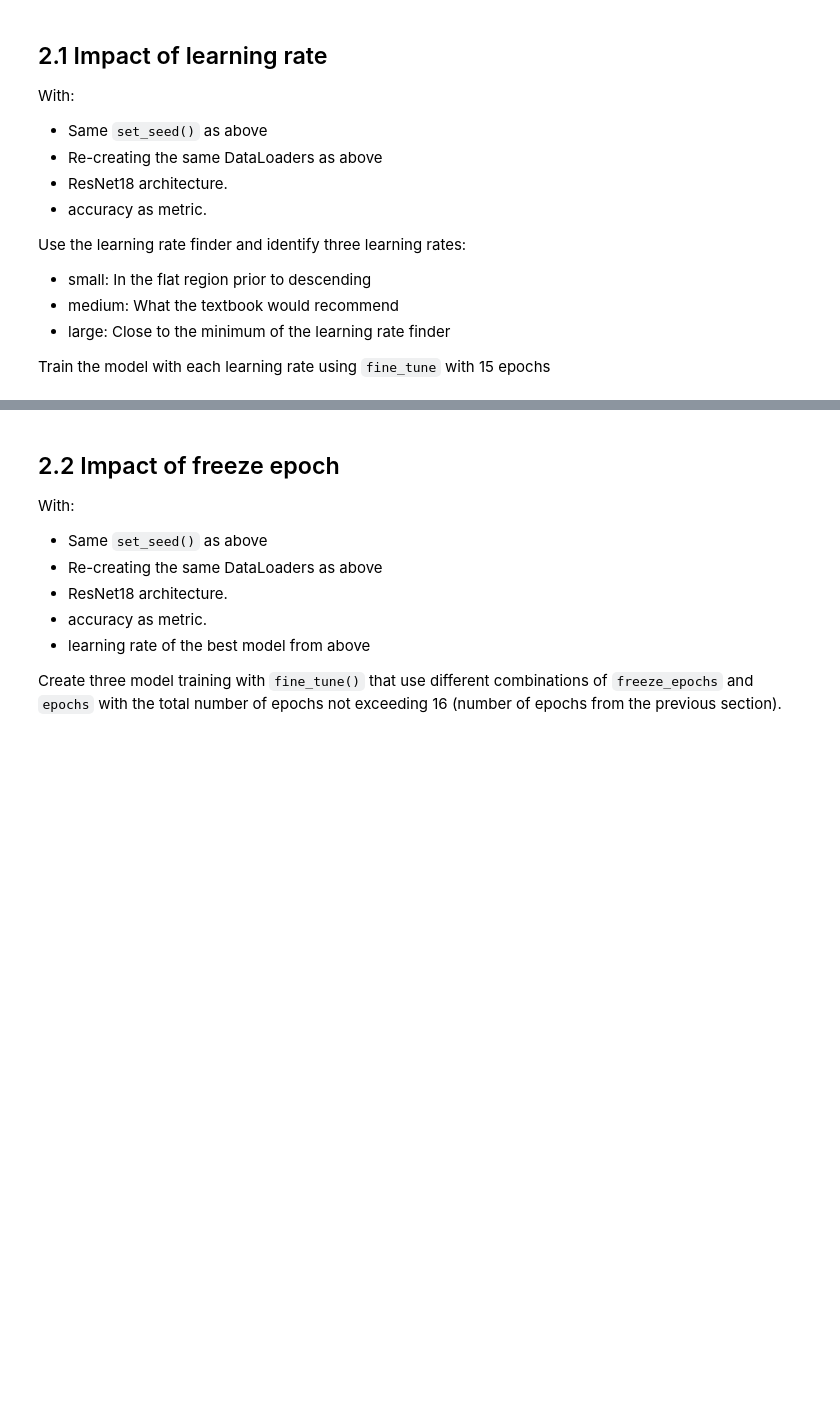
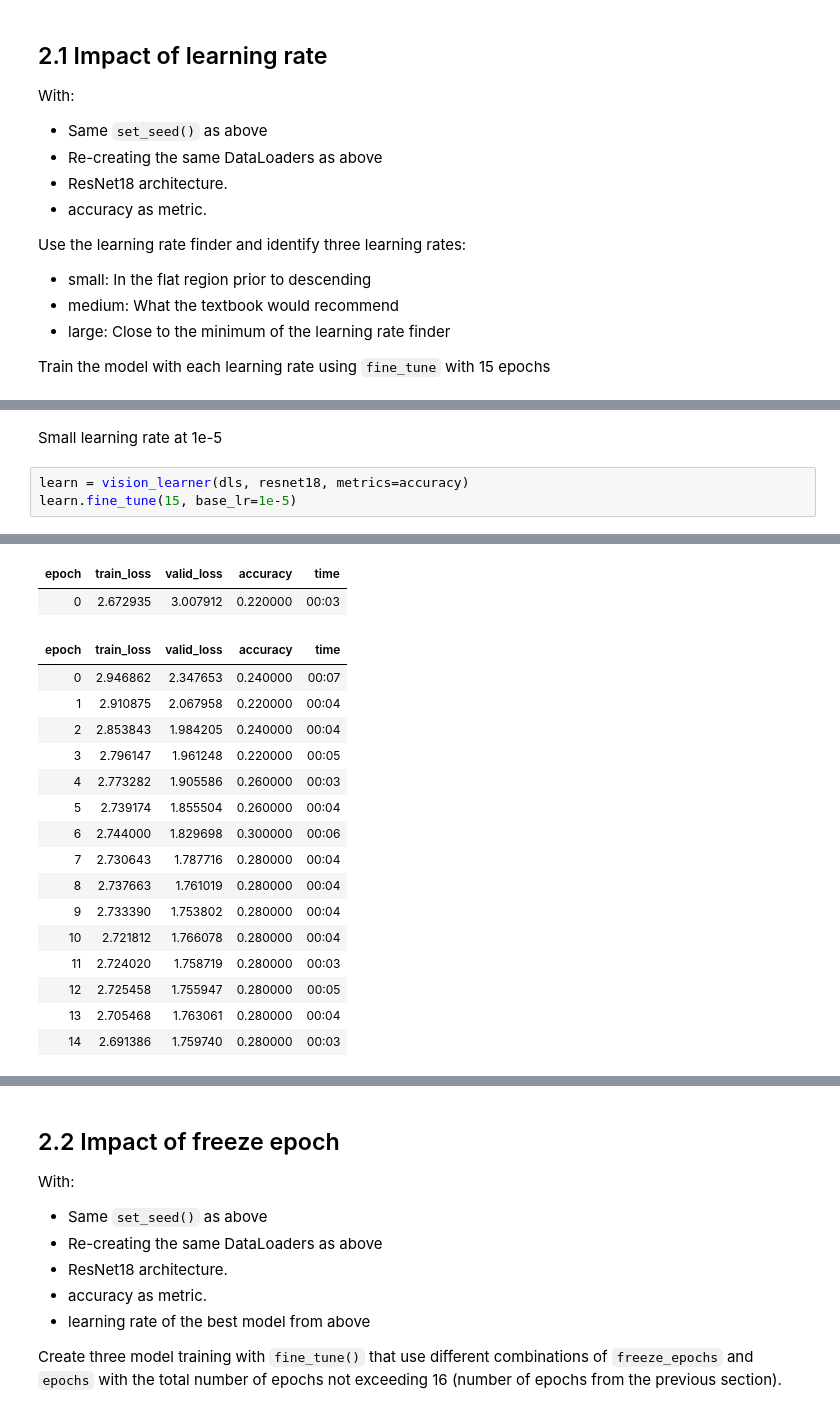
Before and after one commit to HyLe050701/ENCH407Assignment, a Jupyter notebook: lab3_train_finger_count.ipynb, the cells around one changed output, grey strips where cells are left out. Cells and saved outputs as stored; diff of their text form; blank space fills up the shorter version.

```diff
--- a/lab3_train_finger_count.ipynb
+++ b/lab3_train_finger_count.ipynb
@@ -89,0 +88,6 @@ Slide interval: 1.74e-03
+# %% [markdown]
+Small learning rate at 1e-5
+# %%
+learn = vision_learner(dls, resnet18, metrics=accuracy)
+learn.fine_tune(15, base_lr=1e-5)
+# %% [output]
@@ -89,0 +95,18 @@ Slide interval: 1.74e-03
+| epoch | train_loss | valid_loss | accuracy | time |
+| 0 | 2.672935 | 3.007912 | 0.220000 | 00:03 |
+| epoch | train_loss | valid_loss | accuracy | time |
+| 0 | 2.946862 | 2.347653 | 0.240000 | 00:07 |
+| 1 | 2.910875 | 2.067958 | 0.220000 | 00:04 |
+| 2 | 2.853843 | 1.984205 | 0.240000 | 00:04 |
+| 3 | 2.796147 | 1.961248 | 0.220000 | 00:05 |
+| 4 | 2.773282 | 1.905586 | 0.260000 | 00:03 |
+| 5 | 2.739174 | 1.855504 | 0.260000 | 00:04 |
+| 6 | 2.744000 | 1.829698 | 0.300000 | 00:06 |
+| 7 | 2.730643 | 1.787716 | 0.280000 | 00:04 |
+| 8 | 2.737663 | 1.761019 | 0.280000 | 00:04 |
+| 9 | 2.733390 | 1.753802 | 0.280000 | 00:04 |
+| 10 | 2.721812 | 1.766078 | 0.280000 | 00:04 |
+| 11 | 2.724020 | 1.758719 | 0.280000 | 00:03 |
+| 12 | 2.725458 | 1.755947 | 0.280000 | 00:05 |
+| 13 | 2.705468 | 1.763061 | 0.280000 | 00:04 |
+| 14 | 2.691386 | 1.759740 | 0.280000 | 00:03 |
```
Also changed, not shown: parts of 22 cells of this notebook.
